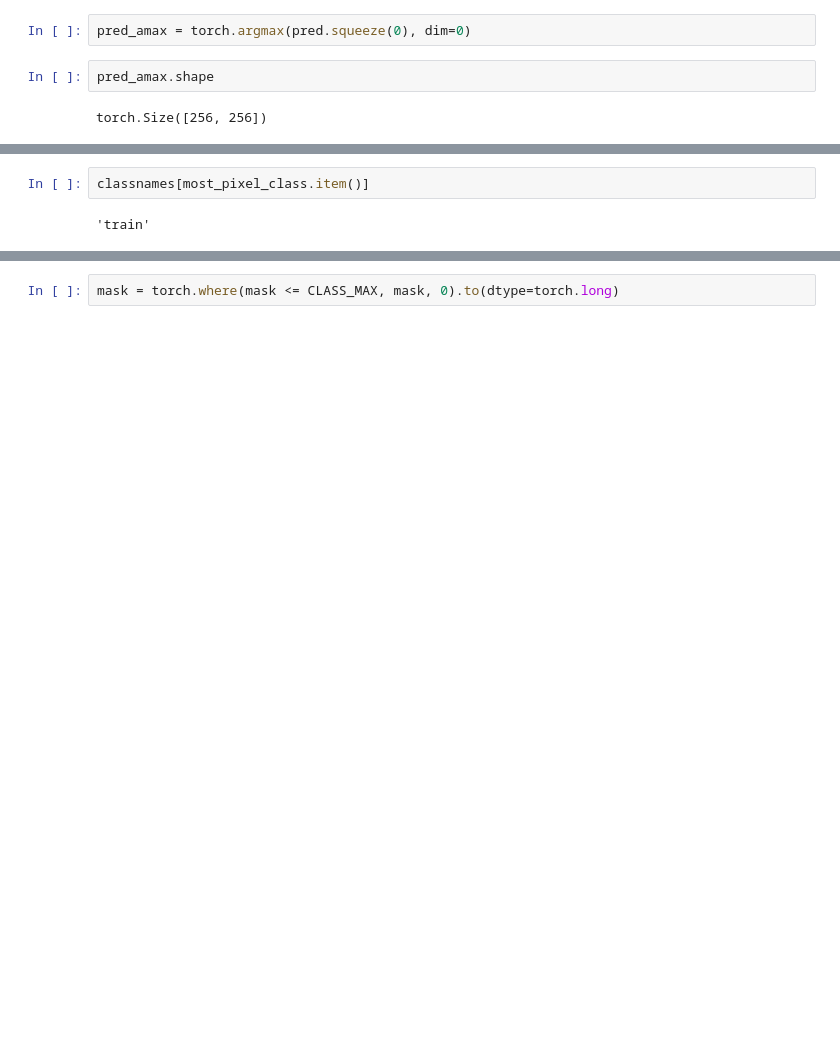
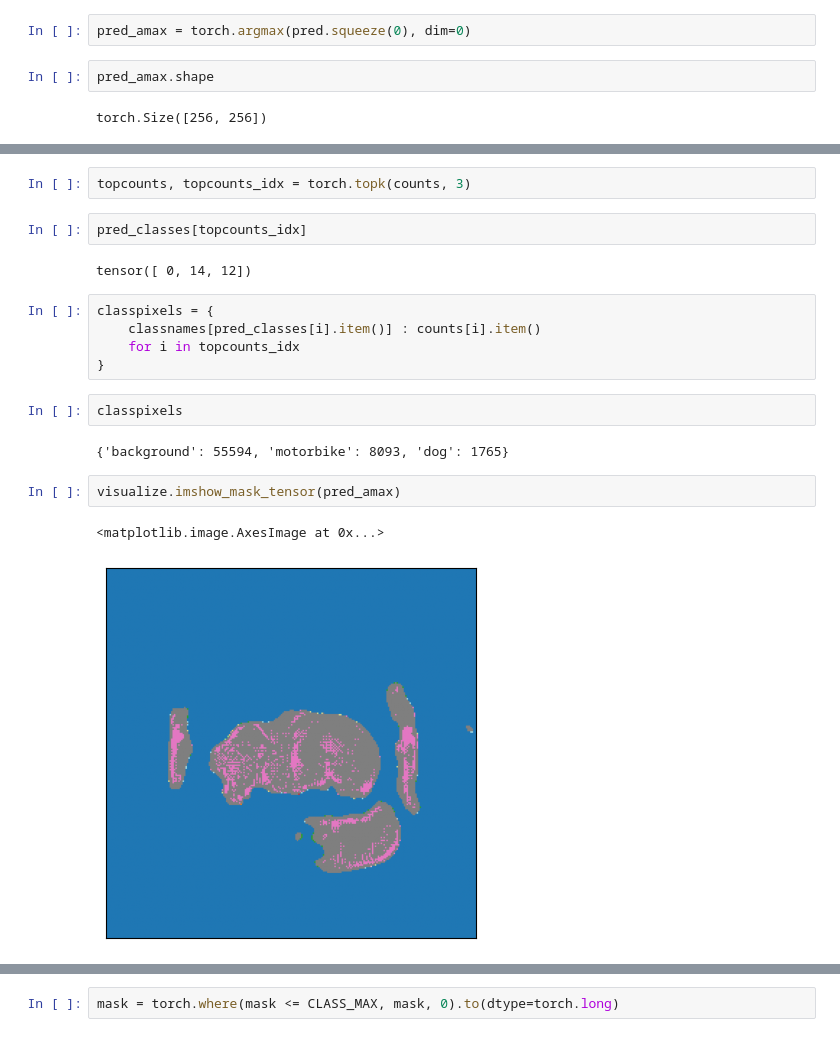
Before and after one commit to akors/dogunet, a Jupyter notebook: dogunet-analyze.ipynb, the cells around one changed output, grey strips where cells are left out. Drawn from its saved outputs; the diff is of its cells as text; blank space fills up the shorter version.

```diff
--- a/dogunet-analyze.ipynb
+++ b/dogunet-analyze.ipynb
@@ -176,5 +112,21 @@ tensor(19)
-# %%
-classnames[most_pixel_class.item()]
-# %% [output]
-'train'
+# %%
+topcounts, topcounts_idx = torch.topk(counts, 3)
+# %%
+pred_classes[topcounts_idx]
+# %% [output]
+tensor([ 0, 14, 12])
+# %%
+classpixels = {
+    classnames[pred_classes[i].item()] : counts[i].item()
+    for i in topcounts_idx
+}
+# %%
+classpixels
+# %% [output]
+{'background': 55594, 'motorbike': 8093, 'dog': 1765}
+# %%
+visualize.imshow_mask_tensor(pred_amax)
+# %% [output]
+<matplotlib.image.AxesImage at 0x...>
+[figure, added]
 # %%
```
Also changed, not shown: parts of 58 cells of this notebook.
